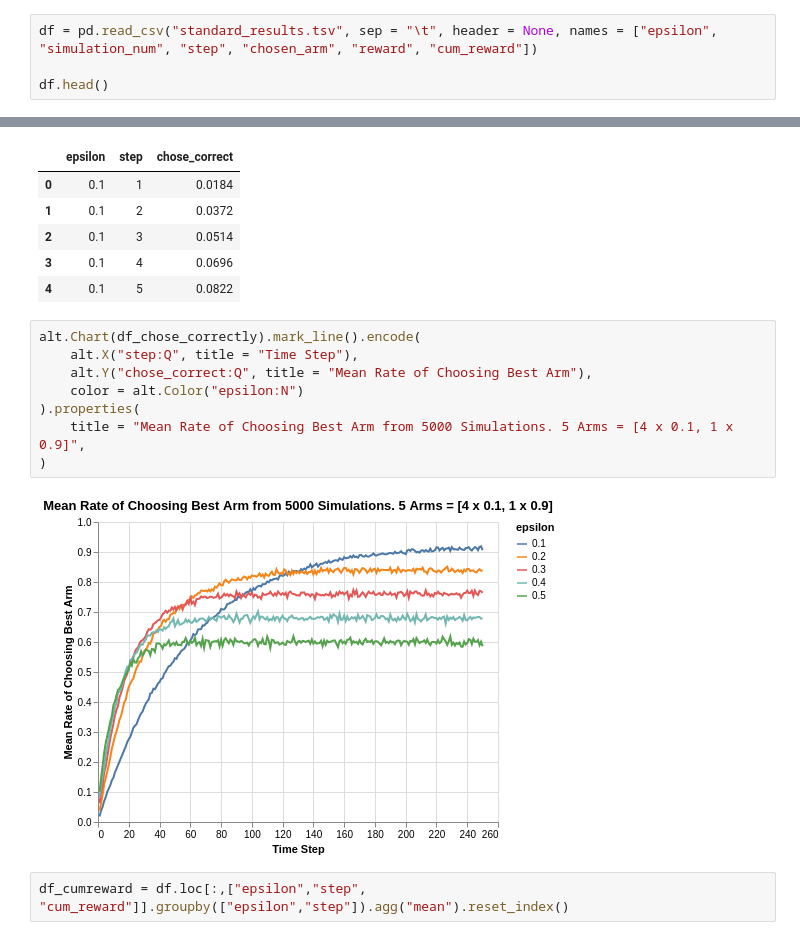
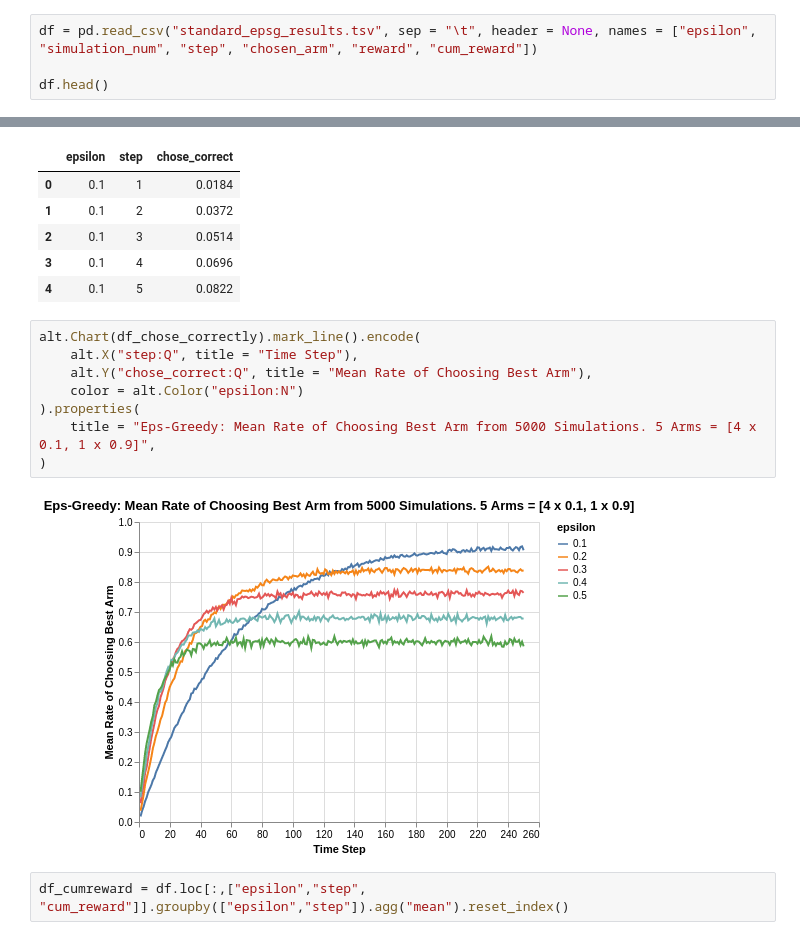
Before and after one commit to kfoofw/bandit_simulations, a Jupyter notebook: python/notebooks/analysis.ipynb, the cells around one changed output, grey strips where cells are left out. Drawn from its saved outputs; the diff is of its cells as text.

Commit message:
edited images in analysis

```diff
--- a/python/notebooks/analysis.ipynb
+++ b/python/notebooks/analysis.ipynb
@@ -116,7 +118,7 @@ print("done")
 Best arm is 2
 done
 # %%
-df = pd.read_csv("standard_results.tsv", sep = "\t", header = None, names = ["epsilon", "simulation_num", "step", "chosen_arm", "reward", "cum_reward"])
+df = pd.read_csv("standard_epsg_results.tsv", sep = "\t", header = None, names = ["epsilon", "simulation_num", "step", "chosen_arm", "reward", "cum_reward"])
 
 df.head()
 # %% [output]
@@ -156,13 +158,13 @@ df_chose_correctly.head()
 # %%
 alt.Chart(df_chose_correctly).mark_line().encode(
     alt.X("step:Q", title = "Time Step"),
     alt.Y("chose_correct:Q", title = "Mean Rate of Choosing Best Arm"),
     color = alt.Color("epsilon:N")
 ).properties(
-    title = "Mean Rate of Choosing Best Arm from 5000 Simulations. 5 Arms = [4 x 0.1, 1 x 0.9]",
+    title = "Eps-Greedy: Mean Rate of Choosing Best Arm from 5000 Simulations. 5 Arms = [4 x 0.1, 1 x 0.9]",
 )
 # %% [output]
-[figure, old version]
+[figure, new version]
 # %%
 df_cumreward = df.loc[:,["epsilon","step", "cum_reward"]].groupby(["epsilon","step"]).agg("mean").reset_index()
 # %%
```
Also changed, not shown: parts of 43 cells of this notebook, 21 other files.
